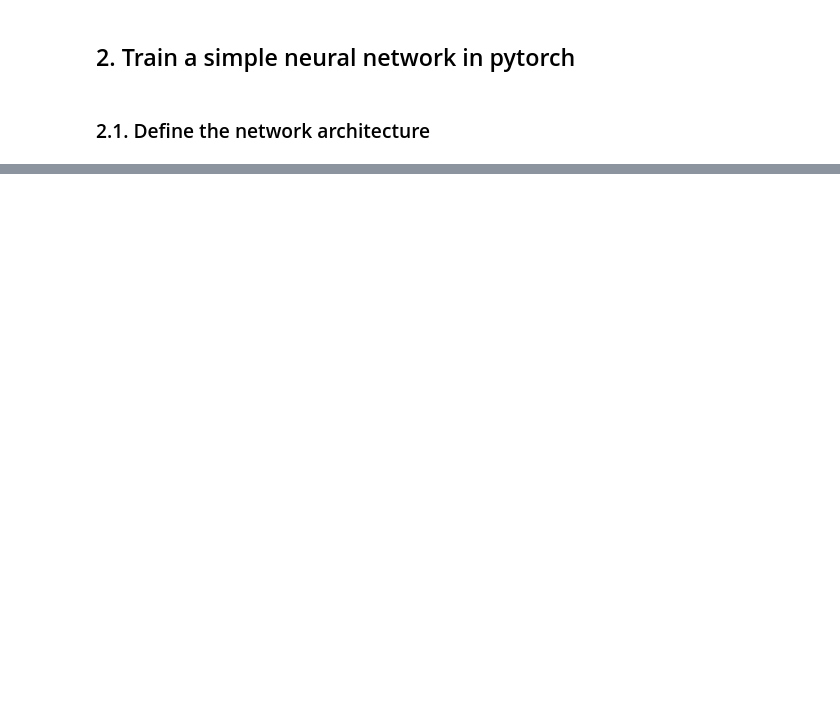
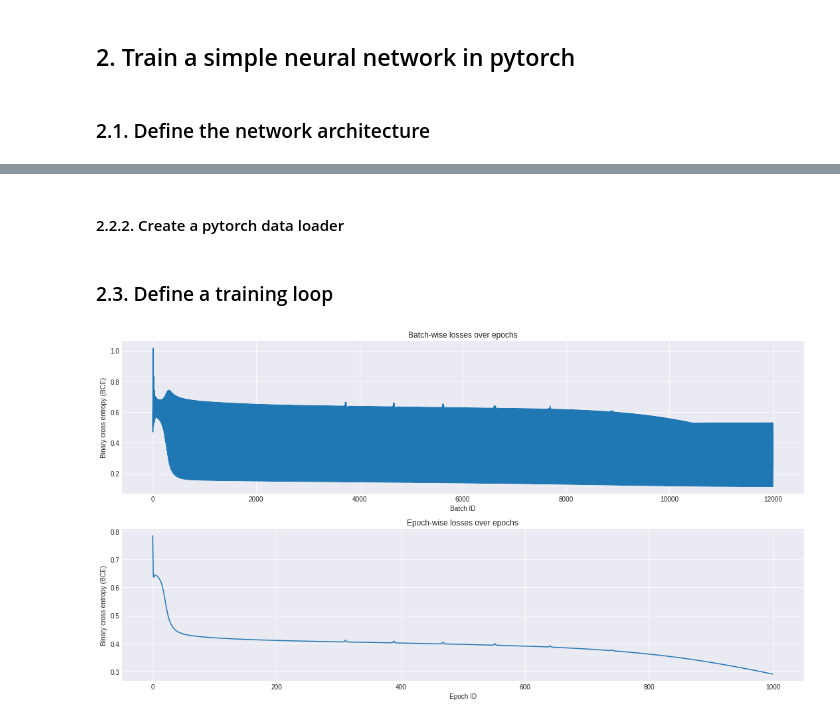
Before and after one commit to hieubkvn123/Dacademy, a Jupyter notebook: src/notebooks/data_analytics_part_III_section_2.ipynb, the cells around one changed output, grey strips where cells are left out. Drawn from its saved outputs; the diff is of its cells as text; code cells hidden in the pictures; blank space fills up the shorter version.

```diff
--- a/src/notebooks/data_analytics_part_III_section_2.ipynb
+++ b/src/notebooks/data_analytics_part_III_section_2.ipynb
@@ -67,7 +75,3 @@ Time taken on a GPU :  0.001786947250366211 s
 ## 2. Train a simple neural network in pytorch
 # %% [markdown]
 ### 2.1. Define the network architecture
-# %%
-# Define a neural network as subclass of nn.Module
-class ANN(nn.Module):
-    def __init__(self, in_features, n_classes=10):
@@ -73,0 +116,18 @@ class ANN(nn.Module):
+# %%
+# Select features based on correlation matrix
+corr_matrix = data.corr()
+class_corr = corr_matrix['Class']
+
+# Sort the correlations
+sorted_corr = class_corr.apply(lambda x : abs(x)).sort_values()
+
+# Pick top k attributes
+top_k = 12
+columns = list(sorted_corr.index)[-1-top_k:-1]
+features = data[columns].values
+
+# One hot encode the targets
+targets = data['Class'].values.reshape(-1, 1) # vector form
+targets = OneHotEncoder().fit_transform(targets).toarray()
+# %% [markdown]
+#### 2.2.2. Create a pytorch data loader
@@ -73,0 +157,57 @@ class ANN(nn.Module):
+# %% [markdown]
+### 2.3. Define a training loop
+# %%
+n_classes = targets.shape[-1]
+model = ANN(features.shape[1], hidden=8, n_classes=n_classes)
+def train(model, features, targets, epochs=1000):
+    n_classes = targets.shape[-1]
+    criterion = nn.BCELoss()
+    optimizer = optim.Adam(model.parameters(), lr=0.01)
+
+    dataset = CustomDataset(features, targets)
+    loader = DataLoader(dataset, batch_size=16)
+
+    # Convert my model to CUDA
+    model = model.to(device)
+    losses = []
+    mean_losses = []
+    for i in range(epochs):
+        batch_losses = []
+        for j, (X, Y) in enumerate(loader):
+            # Clear gradients
+            optimizer.zero_grad()
+
+            # Convert our tensors to GPU
+            X = X.to(device)
+            Y = Y.to(device)
+
+            outputs = model(X)
+            loss = criterion(outputs, Y)
+            losses.append(loss.cpu().detach().numpy())
+            batch_losses.append(loss.cpu().detach().numpy())
+
+            # Back propagation
+            loss.backward()
+            optimizer.step()
+
+            # print('Epoch #', i+1, ', Batch #', j+1, ' Loss = ', loss.cpu().detach().numpy())
+
+        # Get the mean loss for this epoch
+        mean_losses.append(np.array(batch_losses).mean())
+
+    fig, ax = plt.subplots(2,1, figsize=(15, 8))
+    ax[0].plot(losses)
+    ax[0].set_xlabel('Batch ID')
+    ax[0].set_ylabel('Binary cross entropy (BCE)')
+    ax[0].set_title('Batch-wise losses over epochs')
+
+    ax[1].plot(mean_losses)
+    ax[1].set_xlabel('Epoch ID')
+    ax[1].set_ylabel('Binary cross entropy (BCE)')
+    ax[1].set_title('Epoch-wise losses over epochs')
+    plt.tight_layout()
+    plt.show()
+
+train(model, features, targets)
+# %% [output]
+[figure, added]
```
Also changed, not shown: parts of 12 cells of this notebook.
